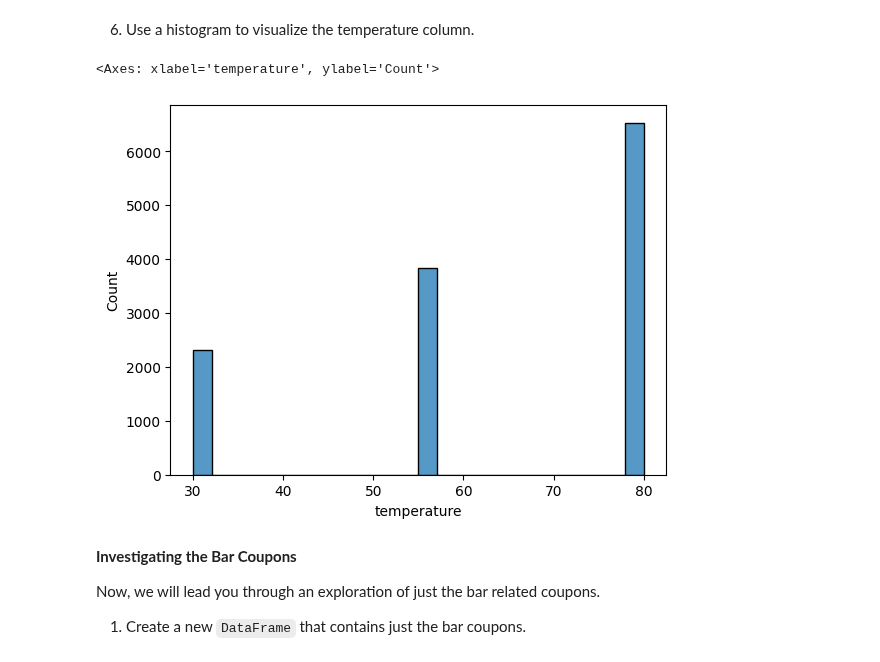
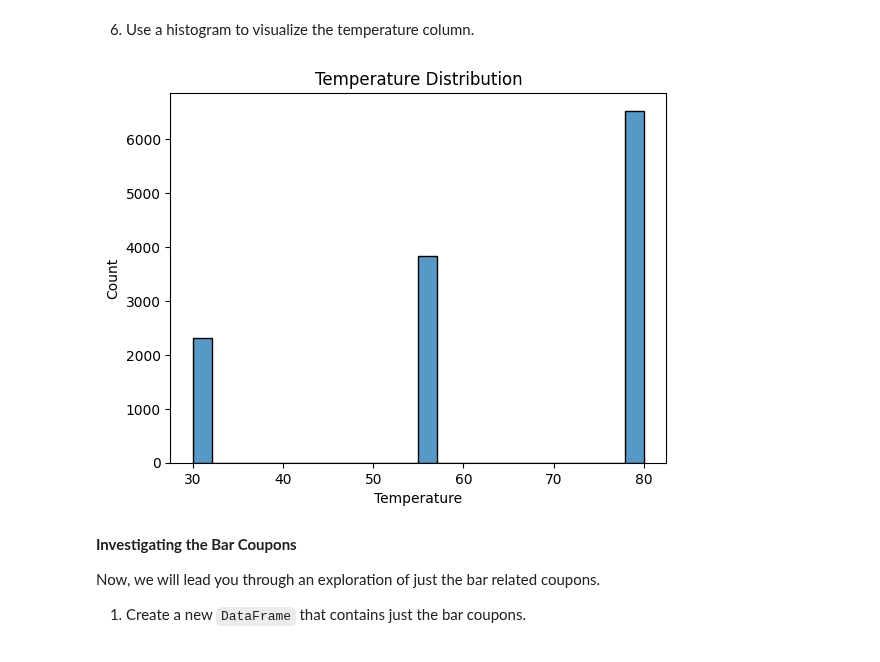
Before and after one commit to karthikgurunath/PCAIML_practical_App1, a Jupyter notebook: prompt.ipynb, the cells around one changed output. Drawn from its saved outputs; the diff is of its cells as text; code cells hidden in the pictures.

```diff
--- a/prompt.ipynb
+++ b/prompt.ipynb
@@ -135,11 +136,13 @@ plt.show()
 [figure]
 # %% [markdown]
 6. Use a histogram to visualize the temperature column.
-# %%
-sns.histplot(data['temperature'])
-# %% [output]
-<Axes: xlabel='temperature', ylabel='Count'>
-[figure, removed]
+# %%
+sns.histplot(data['temperature'])
+plt.title('Temperature Distribution')
+plt.xlabel('Temperature')
+plt.savefig('temperatureHist.png')
+# %% [output]
+[figure, added]
 # %% [markdown]
 **Investigating the Bar Coupons**
 
```
Also changed, not shown: parts of 3 cells of this notebook.
